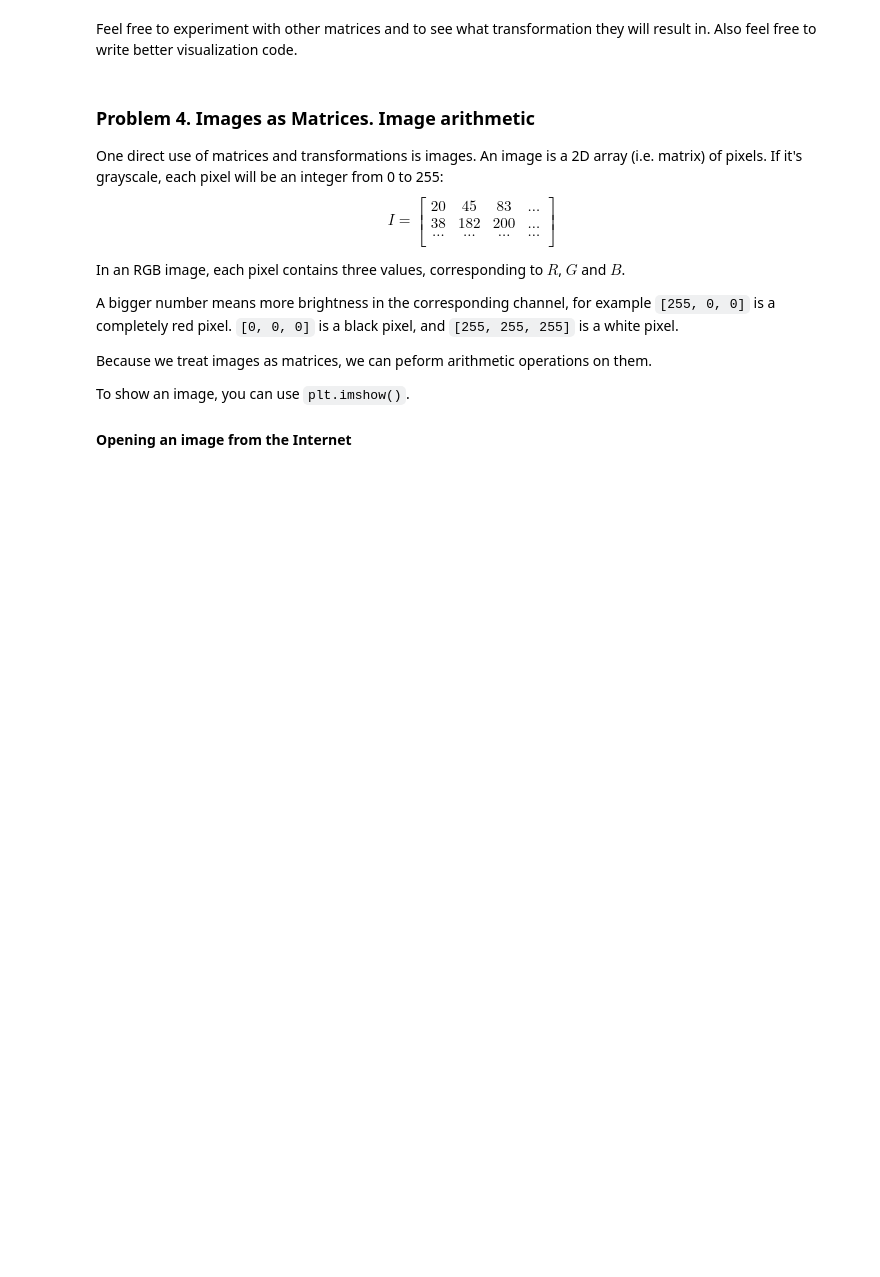
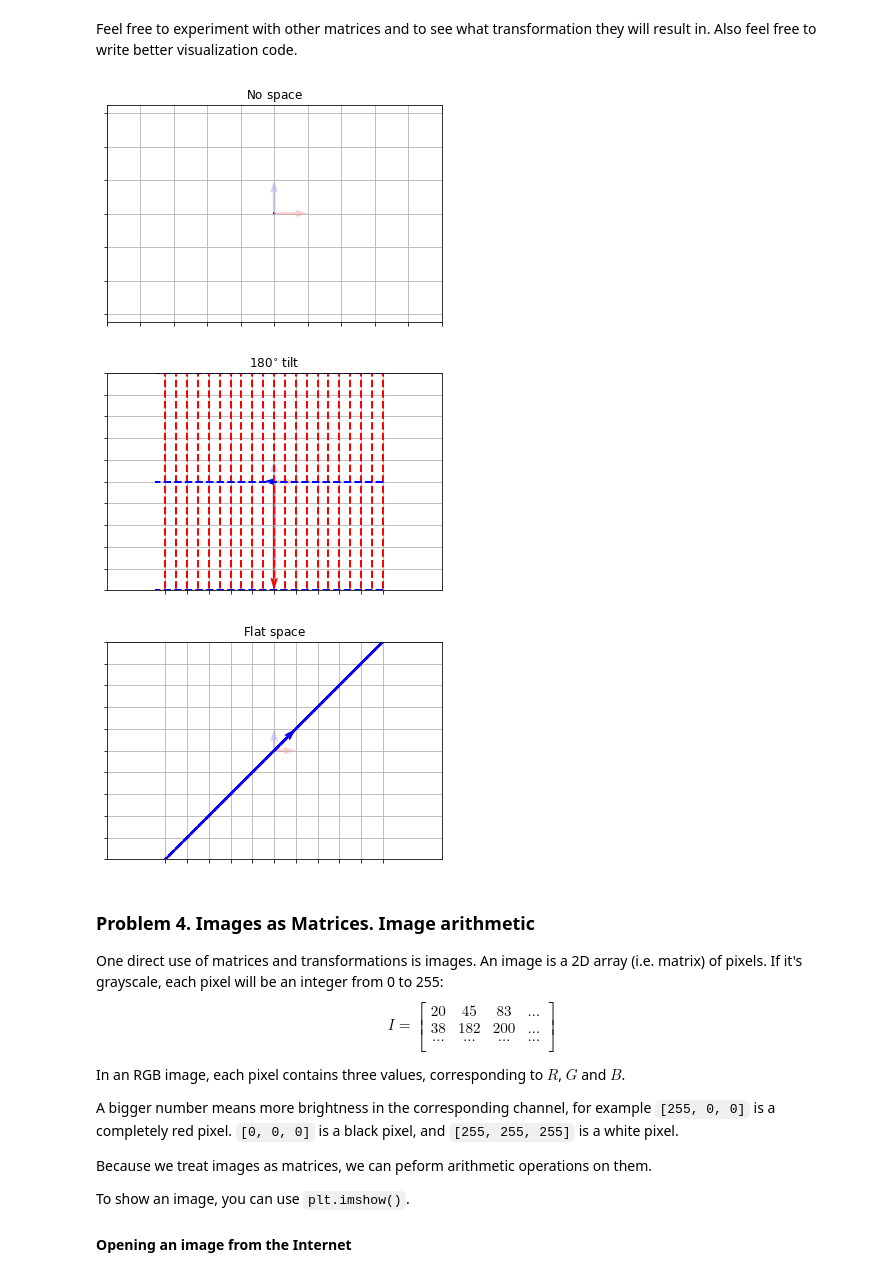
Before and after one commit to powerslider/ai_softuni, a Jupyter notebook: 01_Math_Concepts_For_Developers/06. Linear-Algebra-Exercise/Linear Algebra Exercise.ipynb, the cells around one changed output. Saved outputs shown, nothing was run; the diff lists cells and outputs as text; code cells hidden in the pictures; blank space fills up the shorter version.

```diff
--- a/01_Math_Concepts_For_Developers/06. Linear-Algebra-Exercise/Linear Algebra Exercise.ipynb
+++ b/01_Math_Concepts_For_Developers/06. Linear-Algebra-Exercise/Linear Algebra Exercise.ipynb
@@ -430,3 +433,31 @@ Feel free to experiment with other matrices and to see what transformation they
+# %%
+matrix = [
+    [0, 0, 0],
+    [0, 0, 0],
+    [0, 0, 1]
+]
+
+visualize_transformation(matrix, r"$\mathrm{No\ space}$")
+
+matrix = [
+    [0, -0.5, 0],
+    [-5, 0, 0],
+    [0, 0, 1]
+]
+
+visualize_transformation(matrix, r"$\mathrm{180^{\circ}\ tilt}$")
+
+matrix = [
+    [1, 1, 0],
+    [1, 1, 0],
+    [0, 0, 1]
+]
+
+visualize_transformation(matrix, r"$\mathrm{Flat\ space}$")
+# %% [output]
+[figure, added]
+[figure, added]
+[figure, added]
 # %% [markdown]
 ### Problem 4. Images as Matrices. Image arithmetic
 One direct use of matrices and transformations is images. An image is a 2D array (i.e. matrix) of pixels. If it's grayscale, each pixel will be an integer from 0 to 255:
```
Also changed, not shown: parts of 14 cells of this notebook.
